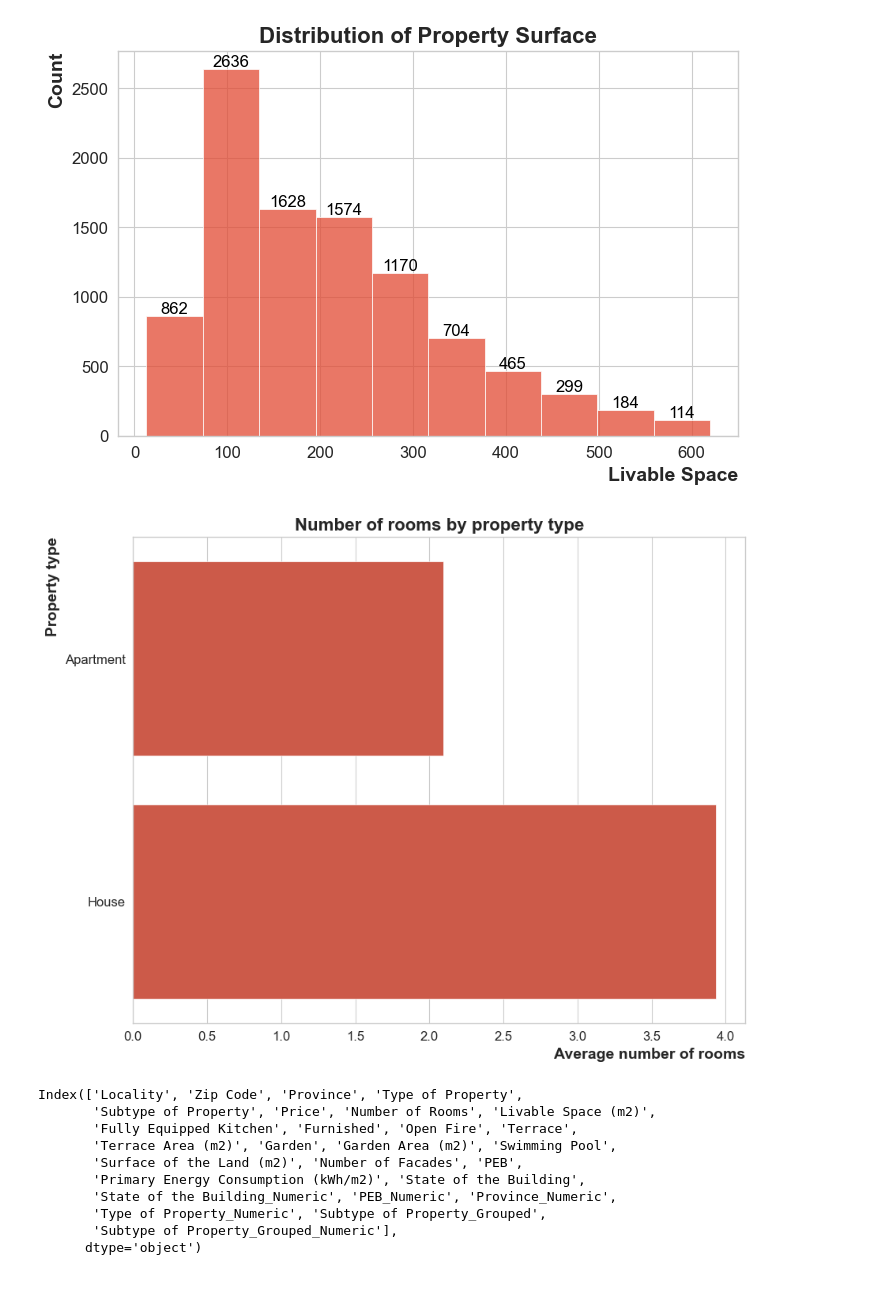
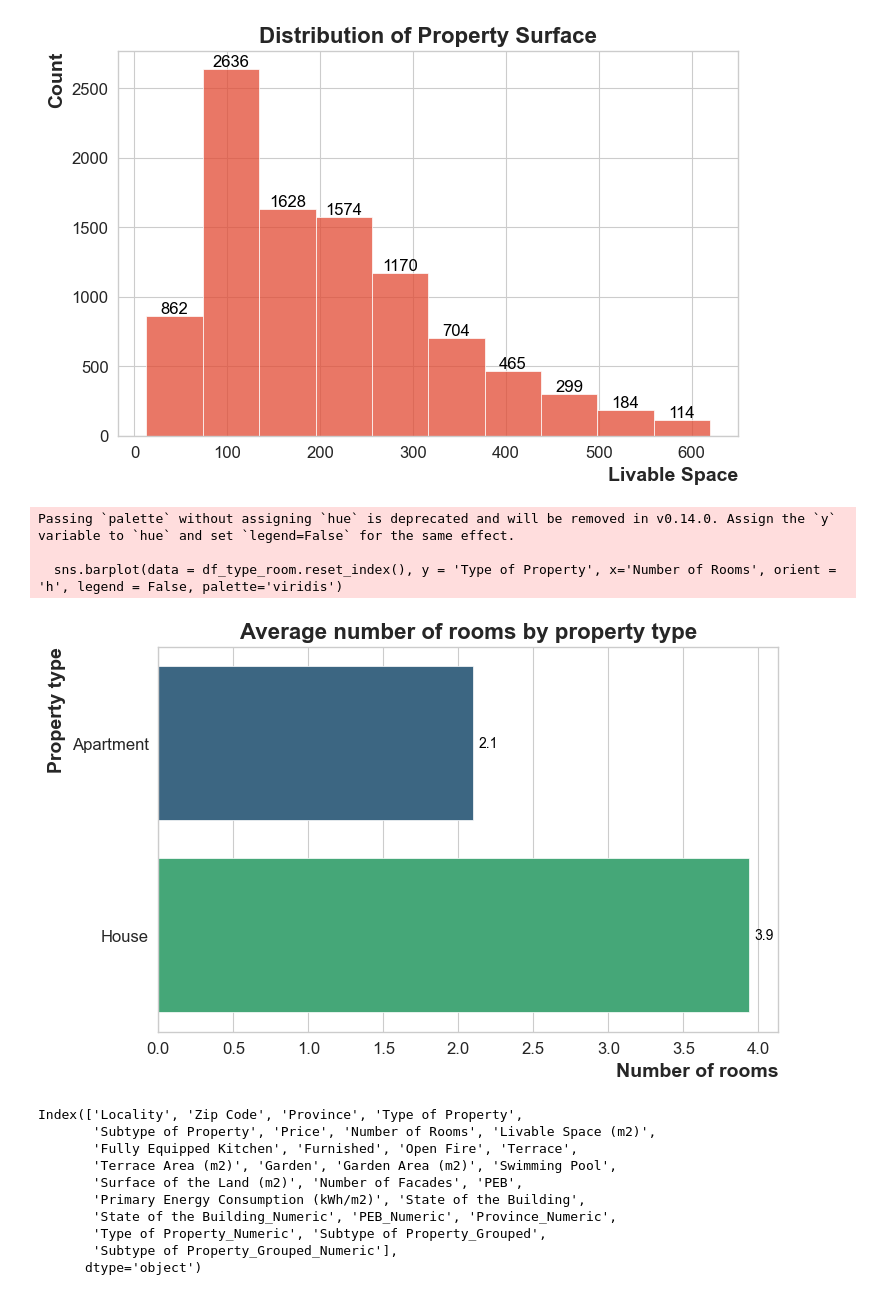
Before and after one commit to BeatrizJover/Data_analysis, a Jupyter notebook: charts.ipynb, the cells around one changed output. Saved outputs shown, nothing was run; the diff lists cells and outputs as text; code cells hidden in the pictures.

Commit message:
New graphs in charts.ipynb

```diff
--- a/charts.ipynb
+++ b/charts.ipynb
@@ -256,17 +256,28 @@ plt.show()
 [figure]
 # %%
 df_type_room = no_outliers_space.groupby(by = 'Type of Property')[['Number of Rooms']].mean()
-plt.figure(figsize = [10, 8])
+plt.figure(figsize = [8, 5])
 sns.set_style('whitegrid')
-sns.barplot(data = df_type_room, y = 'Type of Property', x='Number of Rooms', orient = 'h')
-plt.title("Number of rooms by property type", fontsize = 16, fontweight = 'bold')
-plt.xlabel('Average number of rooms', fontsize = 14, fontweight = 'bold', loc = 'right')
+sns.barplot(data = df_type_room.reset_index(), y = 'Type of Property', x='Number of Rooms', orient = 'h', legend = False, palette='viridis')
+# Add value annotations for bars
+for index, row in df_type_room.iterrows():
+    plt.text(
+        row['Number of Rooms'] + 0.1,  # Position slightly to the right of the bar
+        index,  # Y-coordinate
+        f"{row['Number of Rooms']:.1f}",  # Format the value to 1 decimal place
+        ha='center', va='center', fontsize=10, color='black'
+    )
+plt.title("Average number of rooms by property type", fontsize = 16, fontweight = 'bold')
+plt.xlabel('Number of rooms', fontsize = 14, fontweight = 'bold', loc = 'right')
 plt.ylabel('Property type', fontsize = 14, fontweight = 'bold', loc = 'top')
 plt.xticks(fontsize = 12)
 plt.yticks(fontsize = 12)
 plt.show()
 # %% [output]
+Passing `palette` without assigning `hue` is deprecated and will be removed in v0.14.0. Assign the `y` variable to `hue` and set `legend=False` for the same effect.
+
+  sns.barplot(data = df_type_room.reset_index(), y = 'Type of Property', x='Number of Rooms', orient = 'h', legend = False, palette='viridis')
-[figure, old version]
+[figure, new version]
 # %%
 no_outliers_space.columns
 # %% [output]
```
Also changed, not shown: parts of 9 cells of this notebook.
